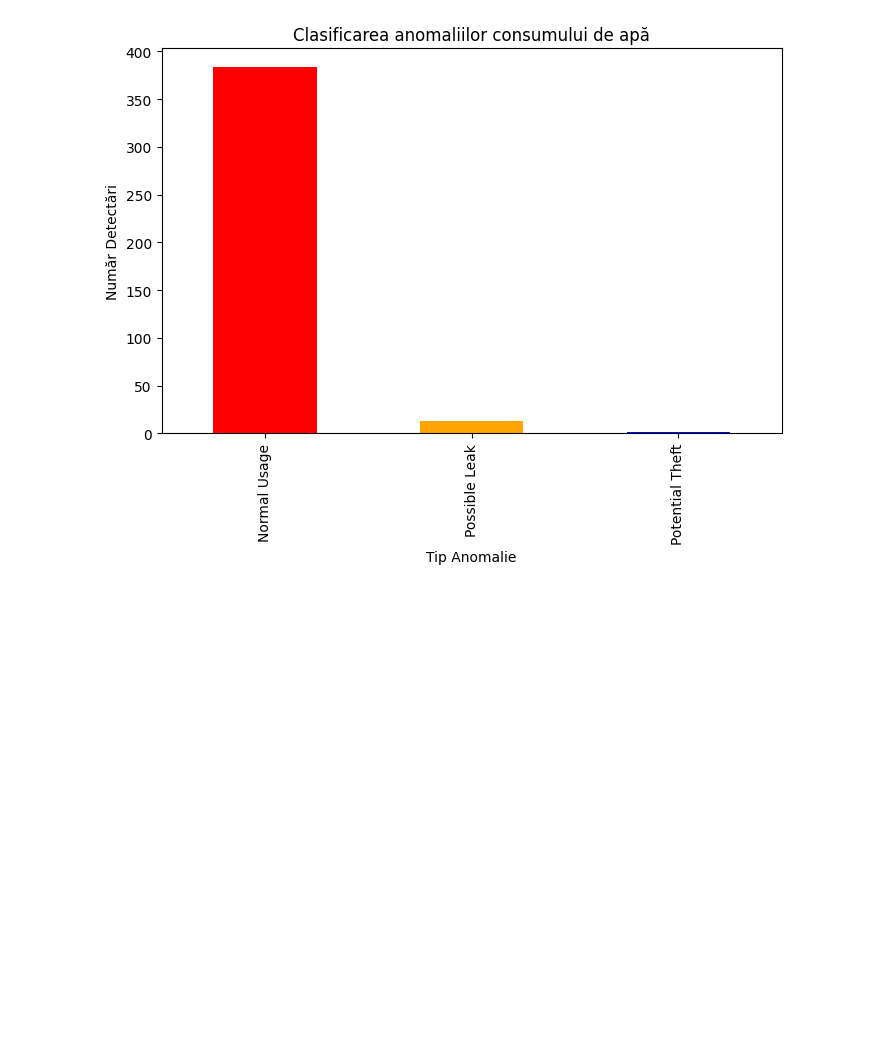
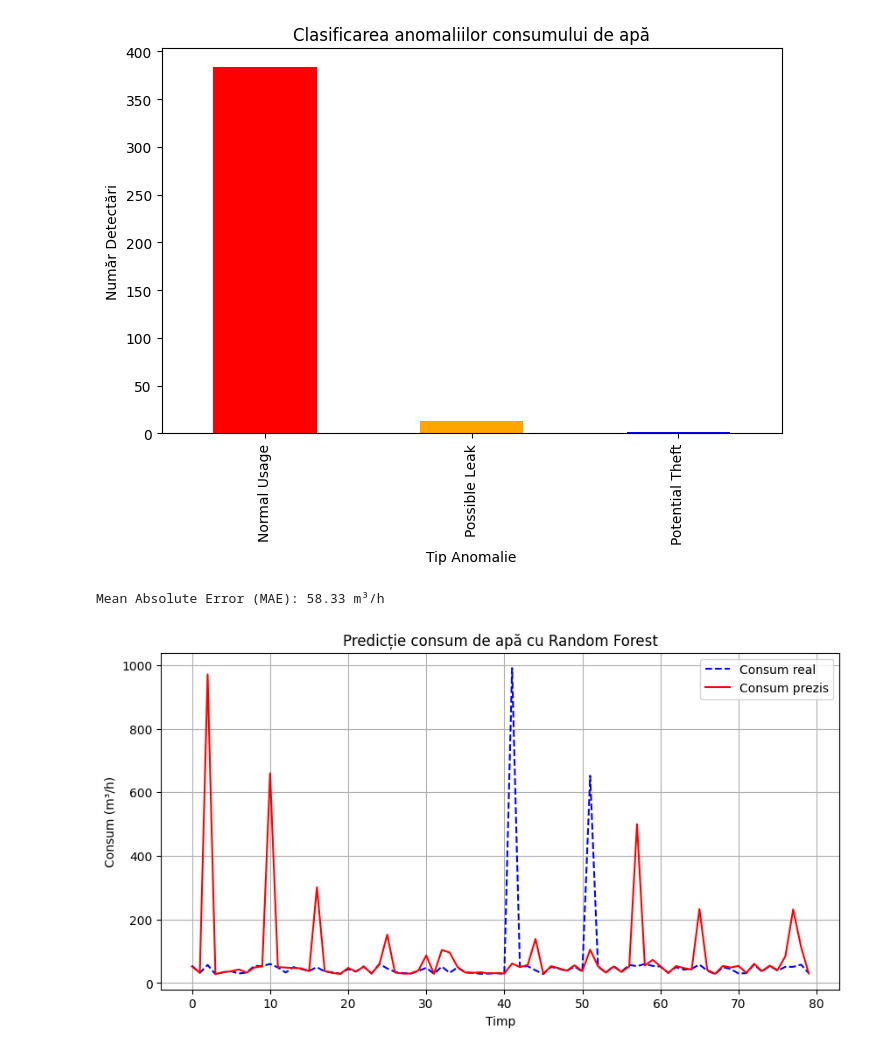
Before and after one commit to snnack123/WaterConsumption, a Jupyter notebook: water consumption/ProcessCSVs.ipynb, the cells around one changed output. Saved outputs shown, nothing was run; the diff lists cells and outputs as text; code cells hidden in the pictures; blank space fills up the shorter version.

Commit message:
working on training a model

```diff
--- a/water consumption/ProcessCSVs.ipynb
+++ b/water consumption/ProcessCSVs.ipynb
@@ -173,3 +173,54 @@ Possible Leak       13
 Potential Theft      1
 Name: count, dtype: int64
 [figure]
+# %%
+import pandas as pd
+import numpy as np
+import matplotlib.pyplot as plt
+from sklearn.model_selection import train_test_split
+from sklearn.ensemble import RandomForestRegressor
+from sklearn.metrics import mean_absolute_error
+
+# 1. Citirea fișierului CSV
+stolen_water = pd.read_csv('./csvs/consum din cauza irigării.csv', sep=';')
+
+# 2. Conversia timestamp-ului în format datetime
+stolen_water['x'] = pd.to_datetime(stolen_water['x'], format='%d/%m/%Y %H:%M')
+
+# 3. Separarea datei și orei pentru caracteristici suplimentare
+stolen_water['Date'] = pd.to_datetime(stolen_water['x']).dt.date.astype('datetime64[ns]')
+stolen_water['Hour'] = pd.to_datetime(stolen_water['x'], format='%d/%m/%Y %H:%M').dt.hour
+stolen_water['Day'] = stolen_water['x'].dt.day
+stolen_water['Day_of_Week'] = stolen_water['x'].dt.dayofweek  # 0 = Luni, 6 = Duminică
+
+# 4. Crearea setului de antrenare (X = caracteristici, y = consumul de apă)
+X = stolen_water[["Hour", "Day", "Day_of_Week"]]
+y = stolen_water["y"]
+
+# 5. Separăm datele în set de antrenare și testare
+X_train, X_test, y_train, y_test = train_test_split(X, y, test_size=0.2, random_state=42)
+
+# 6. Crearea și antrenarea modelului Random Forest
+rf_model = RandomForestRegressor(n_estimators=100, random_state=42)
+rf_model.fit(X_train, y_train)
+
+# 7. Predicția consumului pe setul de testare
+y_pred = rf_model.predict(X_test)
+
+# 8. Evaluarea performanței modelului
+mae = mean_absolute_error(y_test, y_pred)
+print(f"Mean Absolute Error (MAE): {mae:.2f} m³/h")
+
+# 9. Vizualizarea predicțiilor vs. valorile reale
+plt.figure(figsize=(10, 5))
+plt.plot(y_test.values, label="Consum real", linestyle="dashed", color="blue")
+plt.plot(y_pred, label="Consum prezis", linestyle="solid", color="red")
+plt.xlabel("Timp")
+plt.ylabel("Consum (m³/h)")
+plt.title("Predicție consum de apă cu Random Forest")
+plt.legend()
+plt.grid()
+plt.show()
+# %% [output]
+Mean Absolute Error (MAE): 58.33 m³/h
+[figure, added]
```
Also changed, not shown: parts of 3 cells of this notebook, 1 other file.
